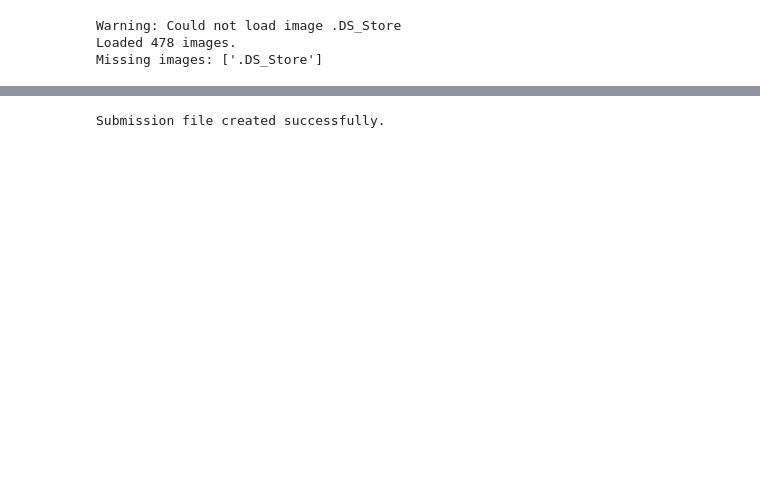
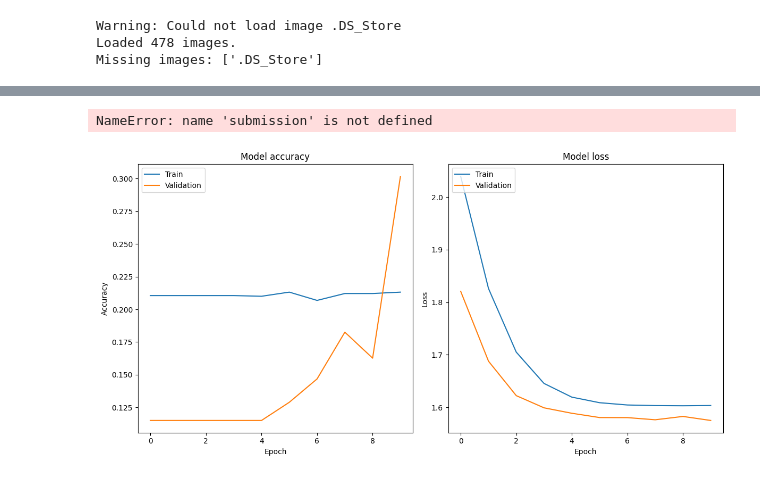
Before and after one commit to theriverroars/Building-safety-ML, a Jupyter notebook: building_classification_exp.ipynb, the cells around one changed output, grey strips where cells are left out. Cells and saved outputs as stored; diff of their text form; code cells hidden in the pictures; blank space fills up the shorter version.

```diff
--- a/building_classification_exp.ipynb
+++ b/building_classification_exp.ipynb
@@ -225,0 +354,8 @@ from tensorflow.keras import backend as K
+# %%
+# Train the model with the resampled data
+history_resampled = model.fit(
+    datagen.flow(X_train_resampled, y_train_resampled, batch_size=60),
+    validation_data=val_datagen.flow(X_val, y_val),
+    epochs=10,
+    callbacks=[reduce_lr]
+)
@@ -326,6 +544,35 @@ submission = pd.DataFrame({
 # %%
 # Save submission variable as a .csv file in the current working directory
-submission.to_csv('submission.csv', index=False)
+submission.to_csv('submission5.csv', index=False)
 print("Submission file created successfully.")
 # %% [output]
-Submission file created successfully.
+NameError: name 'submission' is not defined
+# %%
+import matplotlib.pyplot as plt
+
+# Plot training & validation accuracy values
+plt.figure(figsize=(12, 6))
+
+plt.subplot(1, 2, 1)
+plt.plot(history_resampled.history['accuracy'])
+plt.plot(history_resampled.history['val_accuracy'])
+plt.title('Model accuracy')
+plt.ylabel('Accuracy')
+plt.xlabel('Epoch')
+plt.legend(['Train', 'Validation'], loc='upper left')
+
+# Plot training & validation loss values
+plt.subplot(1, 2, 2)
+plt.plot(history_resampled.history['loss'])
+plt.plot(history_resampled.history['val_loss'])
+plt.title('Model loss')
+plt.ylabel('Loss')
+plt.xlabel('Epoch')
+plt.legend(['Train', 'Validation'], loc='upper left')
+
+plt.tight_layout()
+plt.show()
+
+plt.show()
+# %% [output]
+[figure, added]
```
Also changed, not shown: parts of 28 cells of this notebook, 4 other files.
